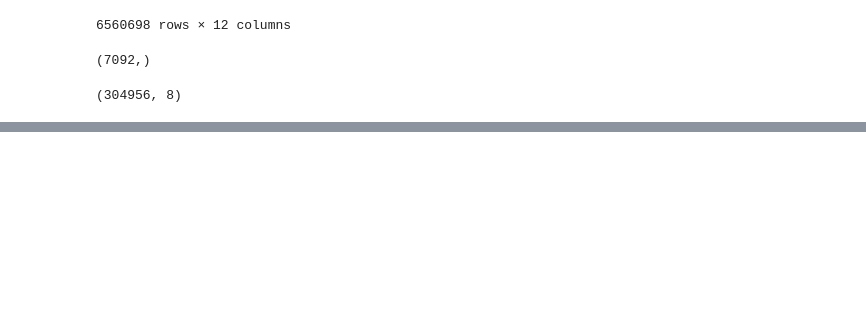
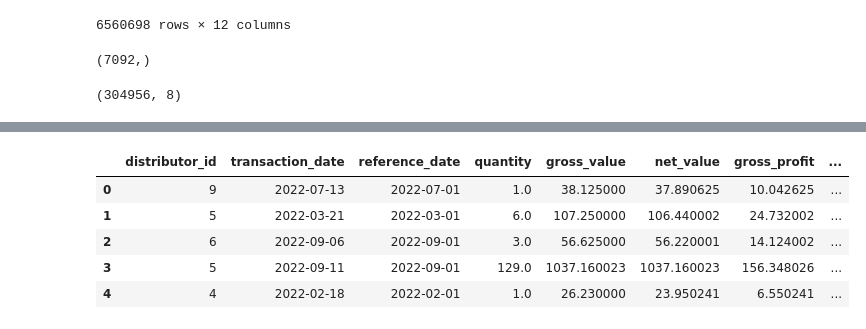
Before and after one commit to VictorBauler/Hackathon_Big_Data_2025, a Jupyter notebook: notebooks/eda.ipynb, the cells around one changed output, grey strips where cells are left out. Saved outputs shown, nothing was run; the diff lists cells and outputs as text; code cells hidden in the pictures; blank space fills up the shorter version.

```diff
--- a/notebooks/eda.ipynb
+++ b/notebooks/eda.ipynb
@@ -350,0 +402,10 @@ df_cadastro_prod.to_parquet(
+# %%
+full_df.drop(columns=["internal_store_id", "internal_product_id"], errors="ignore", inplace=True)
+full_df.head()
+# %% [output]
+|  | distributor_id | transaction_date | reference_date | quantity | gross_value | net_value | gross_profit | ... |
+| 0 | 9 | 2022-07-13 | 2022-07-01 | 1.0 | 38.125000 | 37.890625 | 10.042625 | ... |
+| 1 | 5 | 2022-03-21 | 2022-03-01 | 6.0 | 107.250000 | 106.440002 | 24.732002 | ... |
+| 2 | 6 | 2022-09-06 | 2022-09-01 | 3.0 | 56.625000 | 56.220001 | 14.124002 | ... |
+| 3 | 5 | 2022-09-11 | 2022-09-01 | 129.0 | 1037.160023 | 1037.160023 | 156.348026 | ... |
+| 4 | 4 | 2022-02-18 | 2022-02-01 | 1.0 | 26.230000 | 23.950241 | 6.550241 | ... |
```
Also changed, not shown: parts of 15 cells of this notebook.
